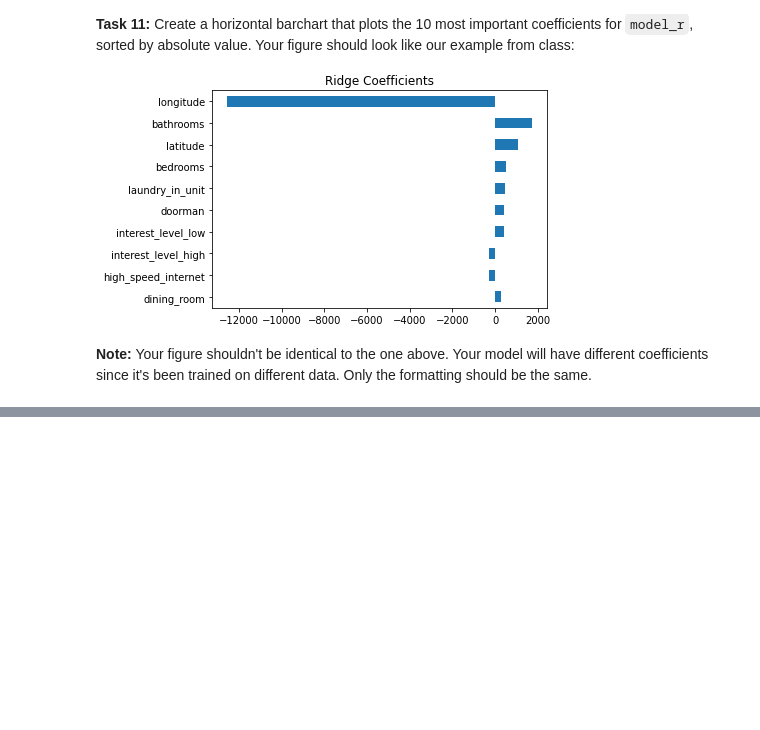
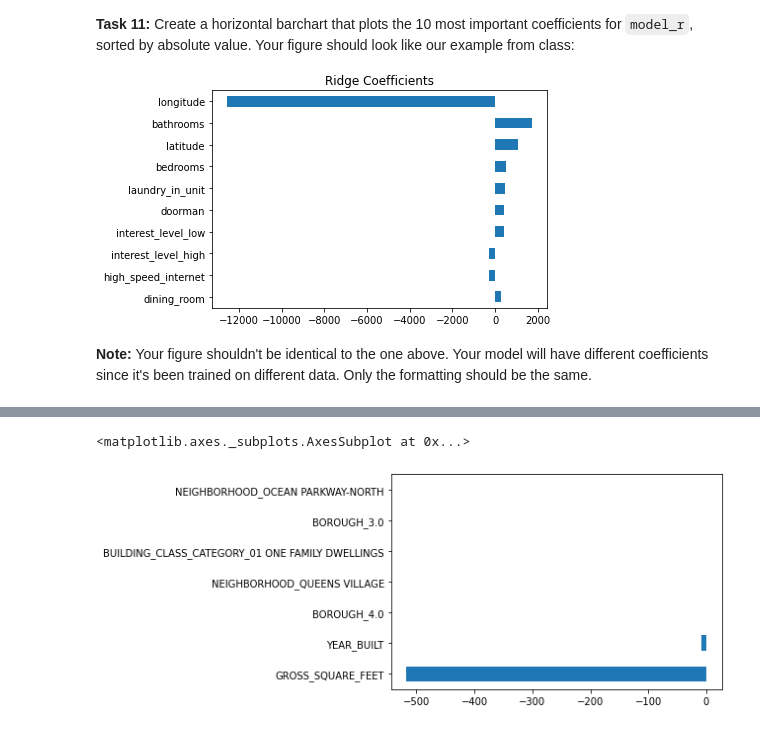
Before and after one commit to write2nk/DS-Unit-2-Linear-Models, a Jupyter notebook: module3-ridge-regression/LS_DS_213_assignment.ipynb, the cells around one changed output, grey strips where cells are left out. Saved outputs shown, nothing was run; the diff lists cells and outputs as text; code cells hidden in the pictures; blank space fills up the shorter version.

```diff
--- a/module3-ridge-regression/LS_DS_213_assignment.ipynb
+++ b/module3-ridge-regression/LS_DS_213_assignment.ipynb
@@ -237,5 +237,4 @@ Ridge Test R^2: 286609126599.83575
 **Note:** Your figure shouldn't be identical to the one above. Your model will have different coefficients since it's been trained on different data. Only the formatting should be the same.
 # %%
 import seaborn as sns
-print(model_r.coef_)
-sns.barplot(x = model.coef_, y = '', data = df )
+coefs = model_r.coef_
@@ -246,0 +266,5 @@ sns.barplot(x = model.coef_, y = '', data = df )
+# %%
+pd.Series(coefs, index = XT_train.columns).sort_values().plot(kind = 'barh')
+# %% [output]
+<matplotlib.axes._subplots.AxesSubplot at 0x...>
+[figure, added]
```
Also changed, not shown: parts of 4 cells of this notebook.
